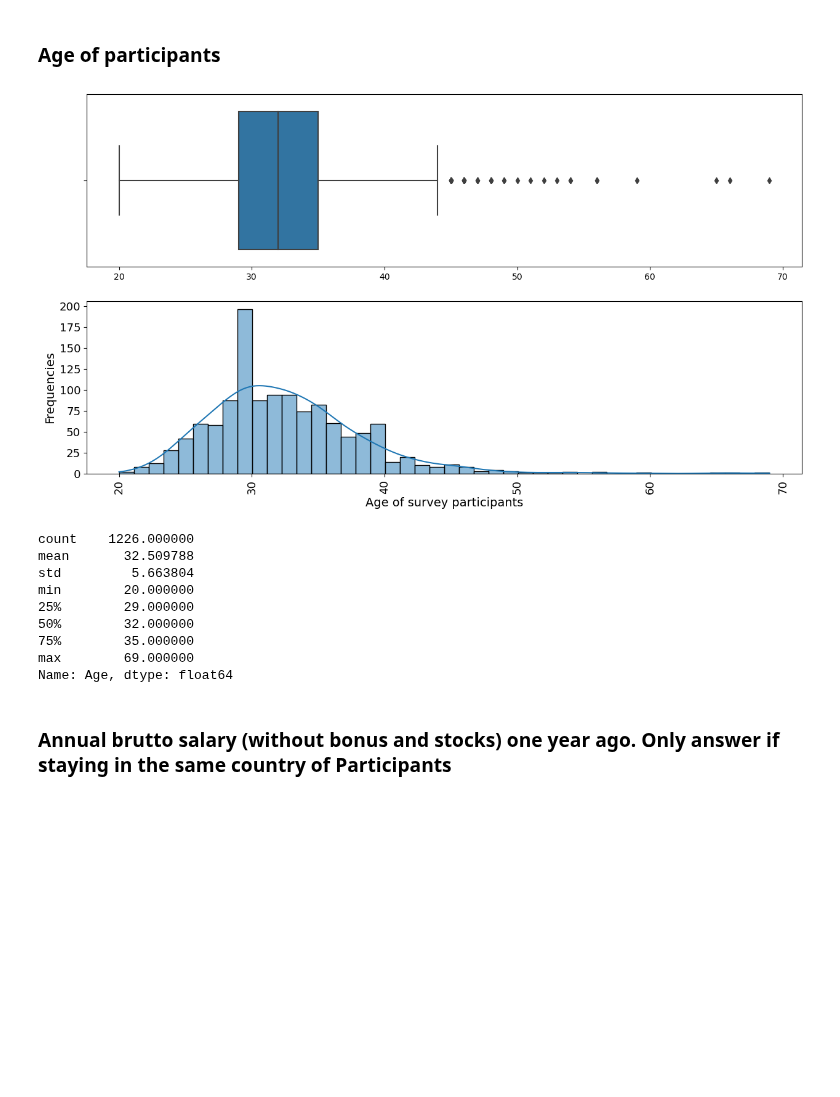
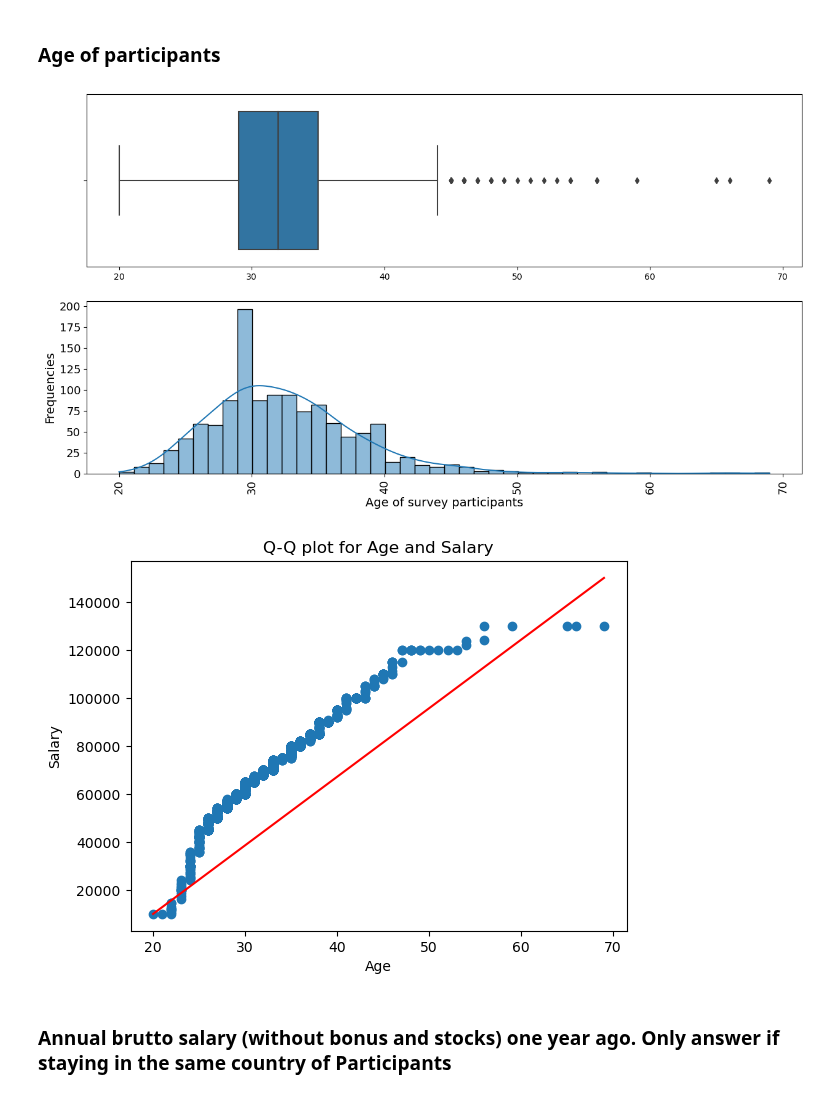
Before and after one commit to MatejMistik/upa-p2-data-analysis, a Jupyter notebook: main.ipynb, the cells around one changed output. Saved outputs shown, nothing was run; the diff lists cells and outputs as text; code cells hidden in the pictures; blank space fills up the shorter version.

```diff
--- a/main.ipynb
+++ b/main.ipynb
@@ -116,29 +157,36 @@ Name: Age, Length: 1253, dtype: float64
 # %%
 # Age
 fig, (ax_box,ax_hist) = plt.subplots(2,figsize=(15,8))
 
 sns.boxplot(data=df,x='Age',ax=ax_box)
 ax_box.set(xlabel="")
 sns.histplot(data=df,x='Age',kde=True,ax=ax_hist)
 
 
 plt.xticks(fontsize=13,rotation=90)
 plt.xlabel("Age of survey participants",fontsize=14)
 plt.yticks(fontsize=13)
 plt.ylabel("Frequencies",fontsize=14)
 plt.show()
+plt.close()
 df['Age'].describe()
+
+# create Q-Q plot for age and salary
+
+plt.figure()
+plt.scatter(np.sort(df['Age']), np.sort(df['Yearly brutto salary (without bonus and stocks) in EUR']))
+plt.xlabel('Age')
+plt.ylabel('Salary')
+plt.title('Q-Q plot for Age and Salary')
+# add the line y=x
+x = np.array([df['Age'].min(), df['Age'].max()])
+y = np.array([df['Yearly brutto salary (without bonus and stocks) in EUR'].min(),150000])
+plt.plot(x, y, color='red')
+plt.show()
+plt.close()
 # %% [output]
 [figure]
-count    1226.000000
-mean       32.509788
-std         5.663804
-min        20.000000
-25%        29.000000
-50%        32.000000
-75%        35.000000
-max        69.000000
-Name: Age, dtype: float64
+[figure, added]
 # %% [markdown]
 ### Annual brutto salary (without bonus and stocks) one year ago. Only answer if staying in the same country of Participants
 # %%
```
Also changed, not shown: parts of 7 cells of this notebook.
